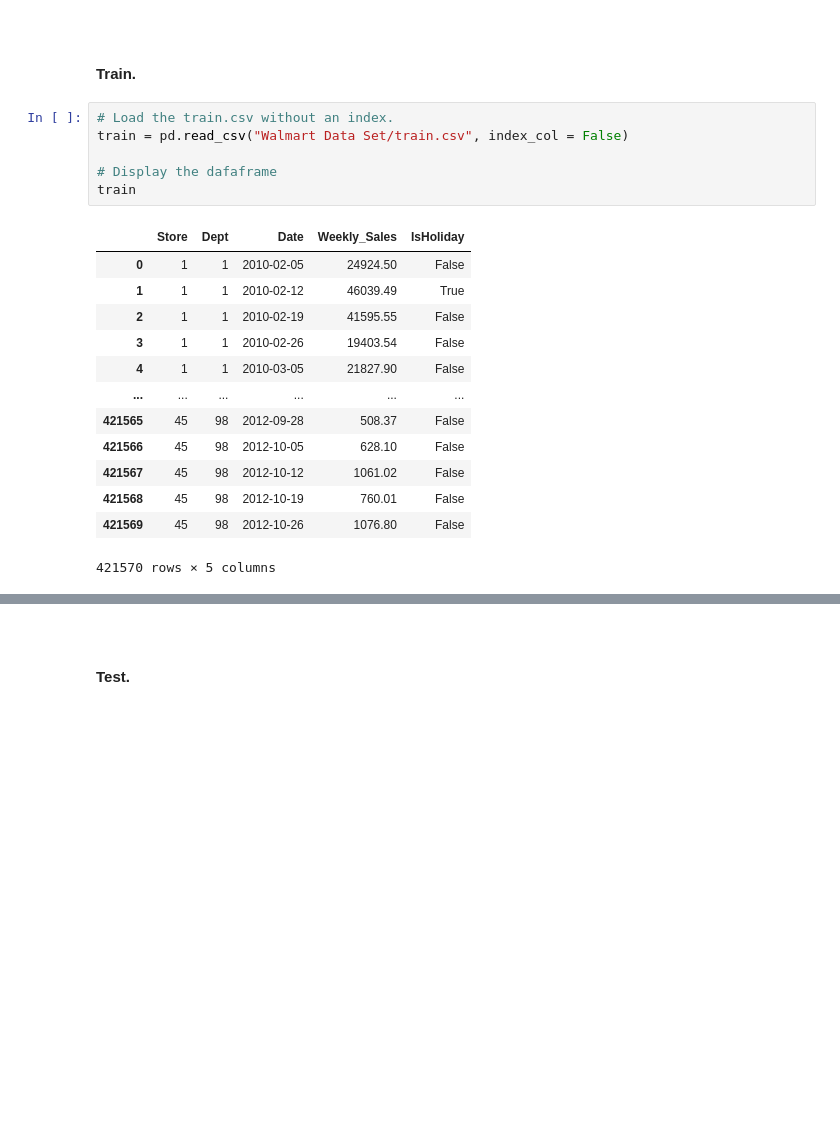
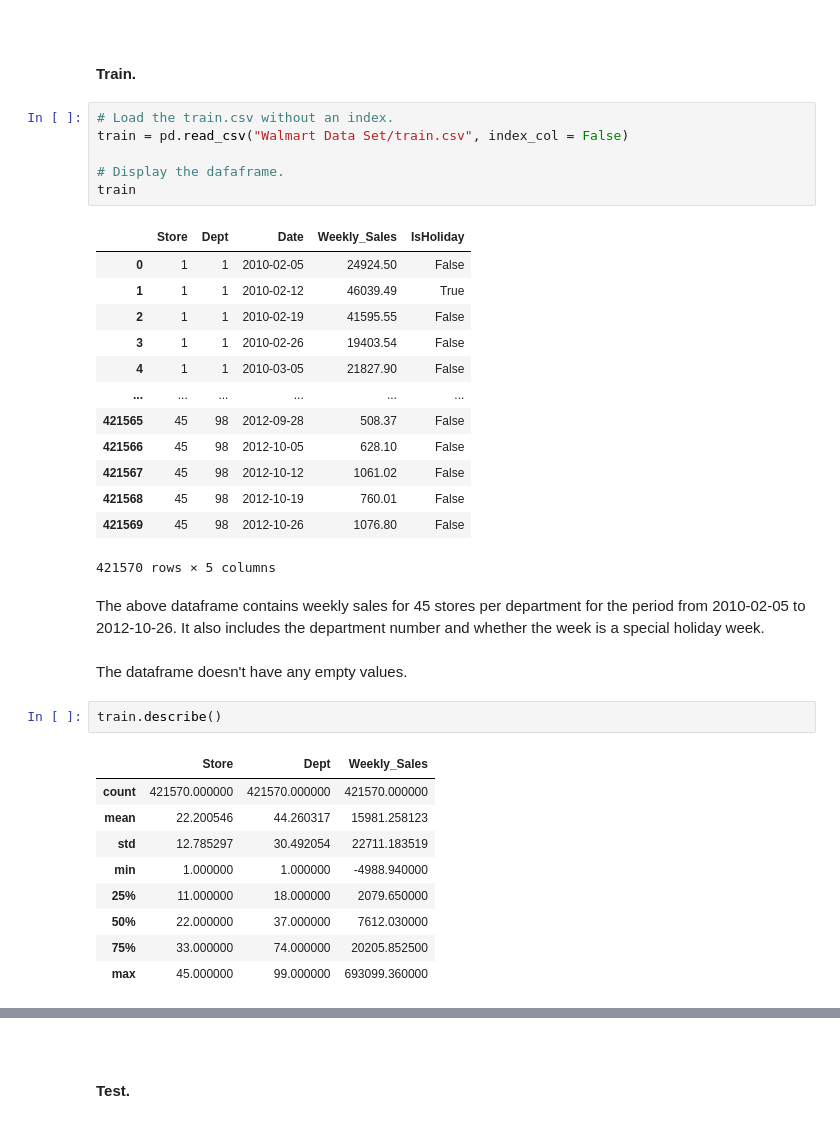
Before and after one commit to olgarozhdestvina/Sales-Forecasting, a Jupyter notebook: Sales Forecasting using Walmart Dataset.ipynb, the cells around one changed output, grey strips where cells are left out. Saved outputs shown, nothing was run; the diff lists cells and outputs as text; blank space fills up the shorter version.

```diff
--- a/Sales Forecasting using Walmart Dataset.ipynb
+++ b/Sales Forecasting using Walmart Dataset.ipynb
@@ -147,7 +153,7 @@ The above shows that the biggest stores are Type A, then Type B and the smallest
 # Load the train.csv without an index.
 train = pd.read_csv("Walmart Data Set/train.csv", index_col = False)
 
-# Display the dafaframe
+# Display the dafaframe.
 train
 # %% [output]
 |  | Store | Dept | Date | Weekly_Sales | IsHoliday |
@@ -163,3 +169,19 @@ train
 | 421568 | 45 | 98 | 2012-10-19 | 760.01 | False |
 | 421569 | 45 | 98 | 2012-10-26 | 1076.80 | False |
 421570 rows × 5 columns
+# %% [markdown]
+The above dataframe contains weekly sales for 45 stores per department for the period from 2010-02-05 to 2012-10-26. It also includes the department number and whether the week is a special holiday week.
+# %% [markdown]
+The dataframe doesn't have any empty values.
+# %%
+train.describe()
+# %% [output]
+|  | Store | Dept | Weekly_Sales |
+| count | 421570.000000 | 421570.000000 | 421570.000000 |
+| mean | 22.200546 | 44.260317 | 15981.258123 |
+| std | 12.785297 | 30.492054 | 22711.183519 |
+| min | 1.000000 | 1.000000 | -4988.940000 |
+| 25% | 11.000000 | 18.000000 | 2079.650000 |
+| 50% | 22.000000 | 37.000000 | 7612.030000 |
+| 75% | 33.000000 | 74.000000 | 20205.852500 |
+| max | 45.000000 | 99.000000 | 693099.360000 |
```
Also changed, not shown: parts of 15 cells of this notebook.
